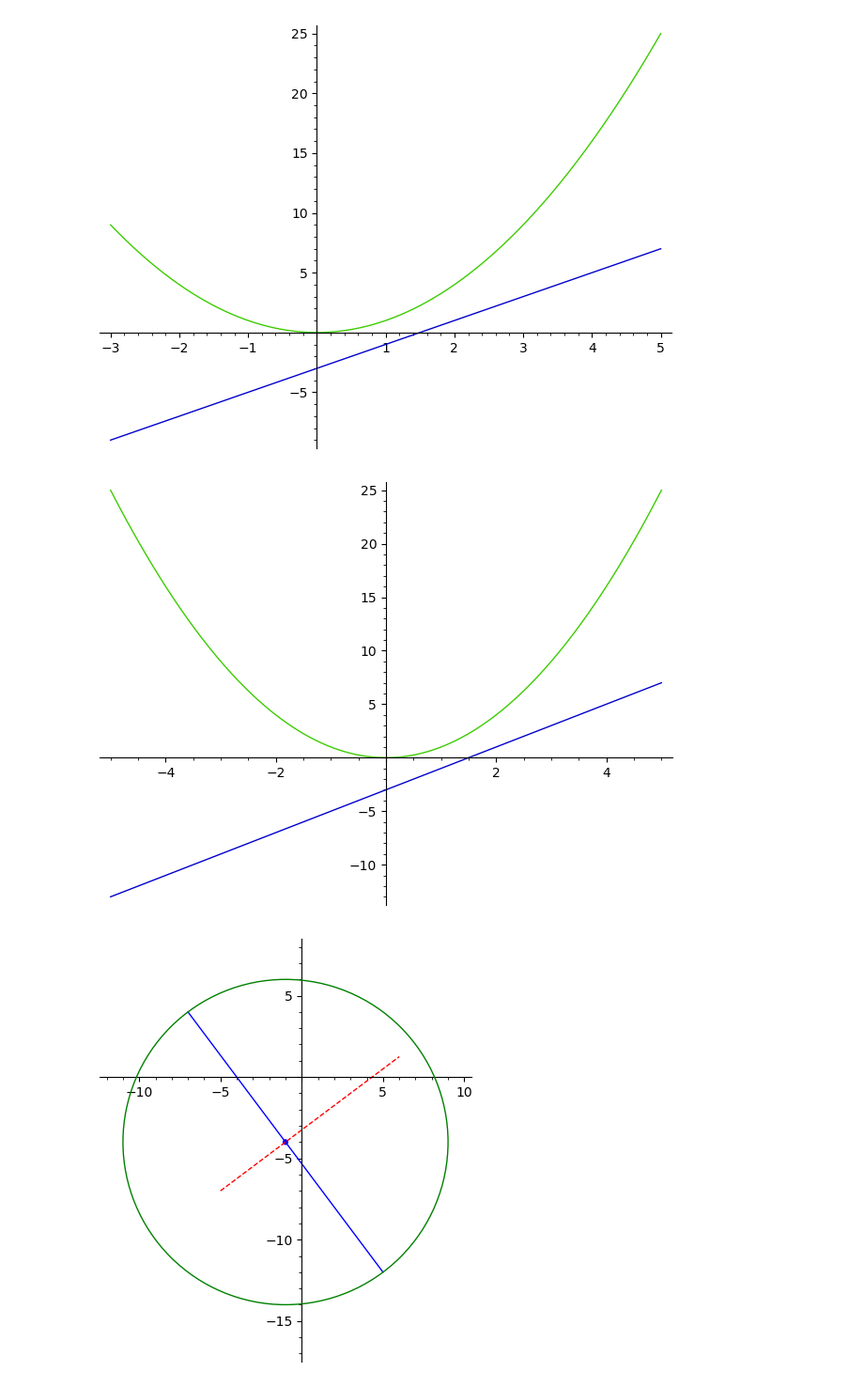
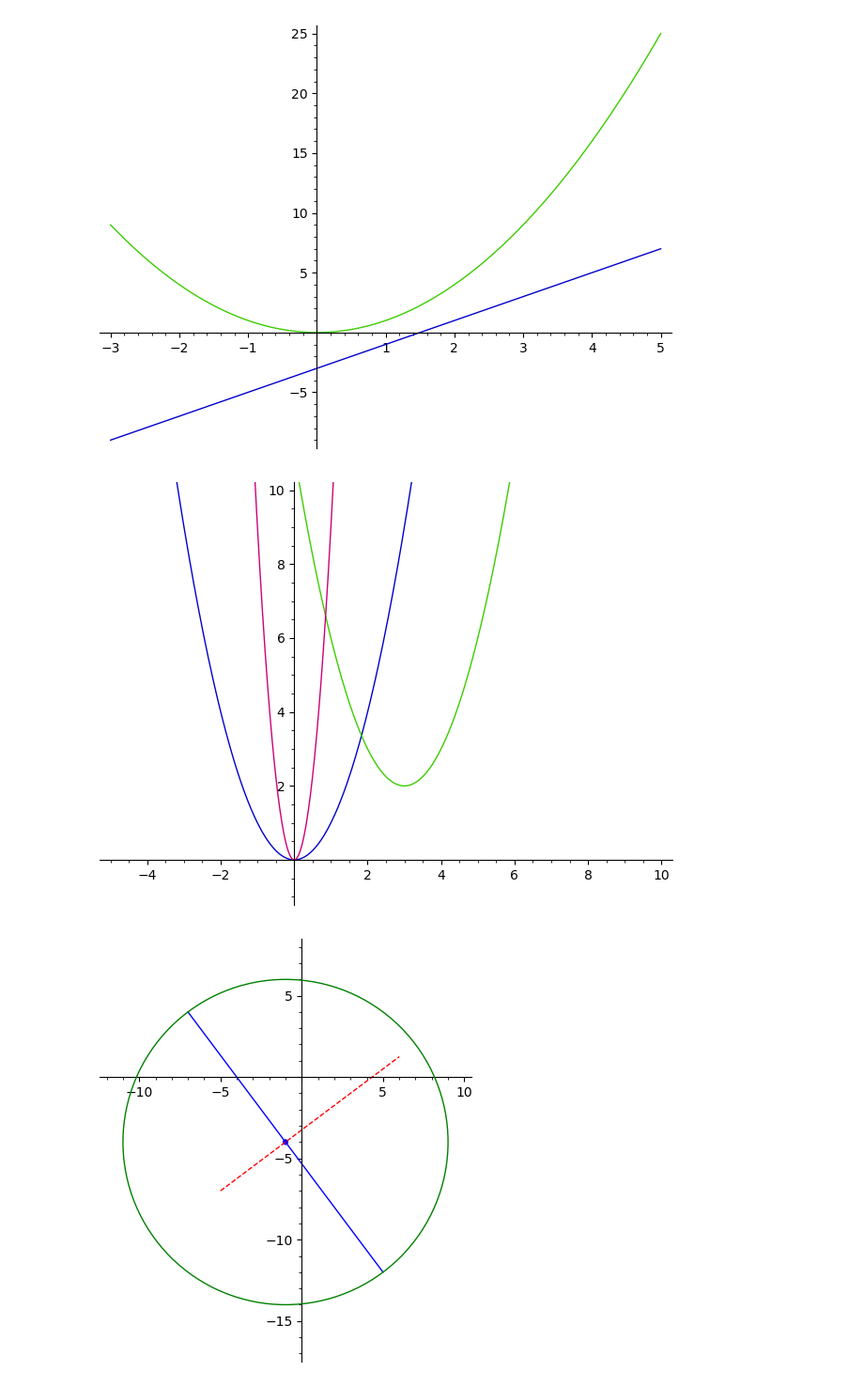
Before and after one commit to feihong/sagemath-quickstart, a Jupyter notebook: hello.ipynb, the cells around one changed output. Shown: that part at 94% size. Cells and saved outputs as stored; diff of their text form; code cells hidden in the pictures.

```diff
--- a/hello.ipynb
+++ b/hello.ipynb
@@ -31,11 +31,12 @@ plot([2*x - 3, x^2], -3, 5)
 [figure]
 # %%
 # define multiple functions and plot them at once
-f(x) = 2*x - 3
-g(x) = x^2
-plot([f, g], -5, 5)
+f(x) = x^2
+g(x) = f(x-3) + 2 # right 3 and up 2
+h(x) = f(x*3)     # scale horizontally by 1/3
+plot([f, g, h], -5, 10, ymin=-1, ymax=10)
 # %% [output]
-[figure, old version]
+[figure, new version]
 # %%
 # combine graphic elements and then call show on the parent Graphics object
 g = sum([
```
